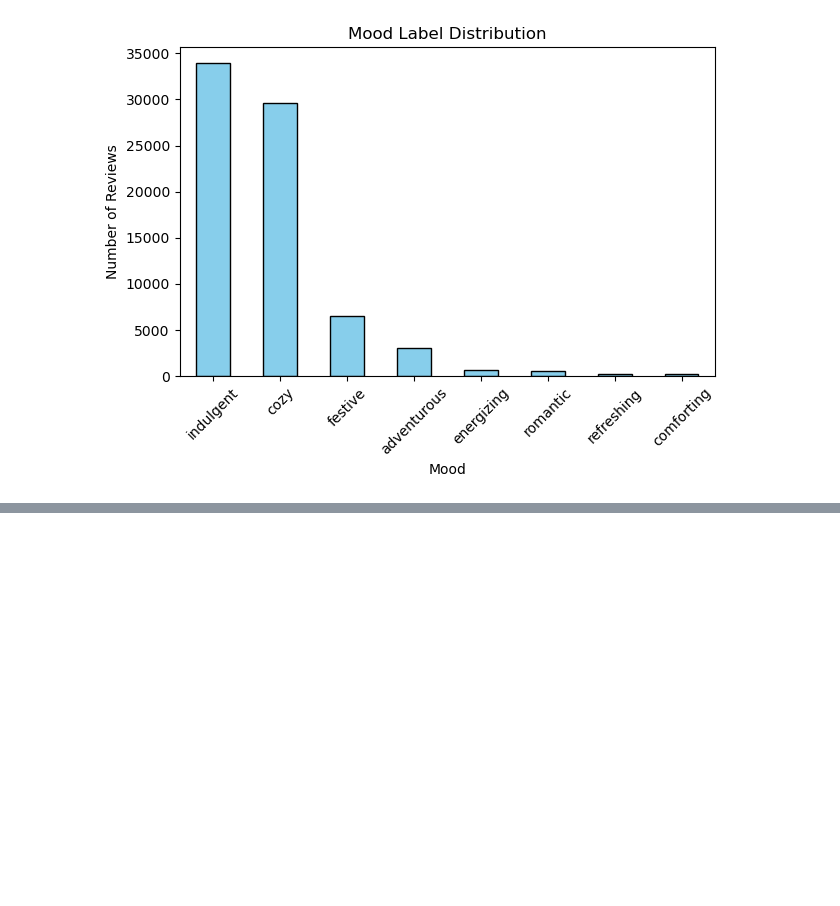
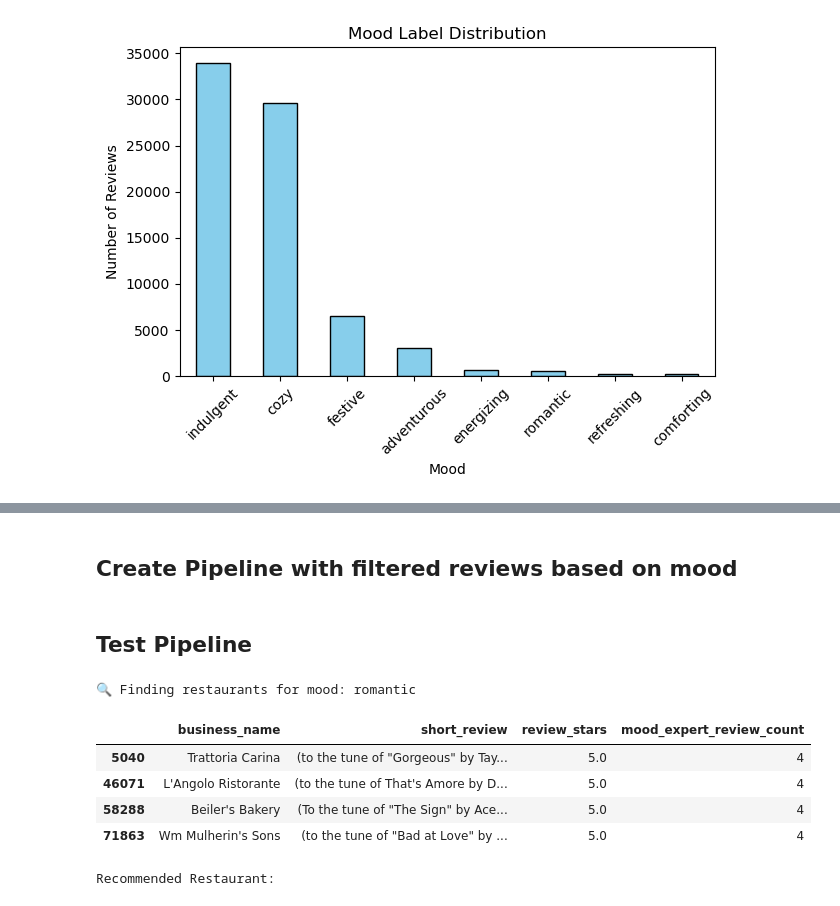
Before and after one commit to tlockhart/project-3, a Jupyter notebook: yelp_review_classification/get_restaurant_recommendation.ipynb, the cells around one changed output, grey strips where cells are left out. Cells and saved outputs as stored; diff of their text form; code cells hidden in the pictures; blank space fills up the shorter version.

Commit message:
chore: Added restaurant recommendation

```diff
--- a/yelp_review_classification/get_classified_reviews.ipynb
+++ b/yelp_review_classification/get_restaurant_recommendation.ipynb
@@ -37,7 +37,7 @@ def load_parquet_from_url(url):
         file_stream = BytesIO(response.content)
         customer_reviews_df = pd.read_parquet(file_stream)
         print("File loaded successfully!")
-        display(customer_reviews_df.head())
+        # display(customer_reviews_df.head())
         return customer_reviews_df
     except requests.exceptions.RequestException as e:
         print(f"Failed to download the file: {e}")
@@ -166,0 +223,42 @@ plt.show()
+# %% [markdown]
+## Create Pipeline with filtered reviews based on mood
+# %%
+def full_chain_recommendation(df, user_mood):
+    """
+    Full recommendation pipeline:
+    1. Auto-label mood (if not already labeled)
+    2. Filter restaurants by user mood
+    3. Find best restaurant
+    """
+
+    if "mood" not in df.columns:
+        print("Mood column not found. Auto-labeling reviews...")
+        df["mood"] = df["review"].apply(assign_mood)
+
+    print(f"🔍 Finding restaurants for mood: {user_mood}")
+
+    best_restaurant = recommend_restaurant_by_mood_content(df, user_mood)
+
+    if best_restaurant is not None:
+        print("Recommended Restaurant:")
+        display(pd.DataFrame([best_restaurant]))
+    else:
+        print("No recommendation could be made.")
+
+    return best_restaurant
+# %% [markdown]
+## Test Pipeline
+# %%
+# User Input:
+# user_selected_mood = "cozy"
+# user_selected_mood = "indulgent"
+user_selected_mood = "romantic"
+recommendation = full_chain_recommendation(customer_reviews_df, user_selected_mood)
+# %% [output]
+🔍 Finding restaurants for mood: romantic
+|  | business_name | short_review | review_stars | mood_expert_review_count |
+| 5040 | Trattoria Carina | (to the tune of "Gorgeous" by Tay... | 5.0 | 4 |
+| 46071 | L'Angolo Ristorante | (to the tune of That's Amore by D... | 5.0 | 4 |
+| 58288 | Beiler's Bakery | (To the tune of "The Sign" by Ace... | 5.0 | 4 |
+| 71863 | Wm Mulherin's Sons | (to the tune of "Bad at Love" by ... | 5.0 | 4 |
+Recommended Restaurant:
```
Also changed, not shown: parts of 11 cells of this notebook.
